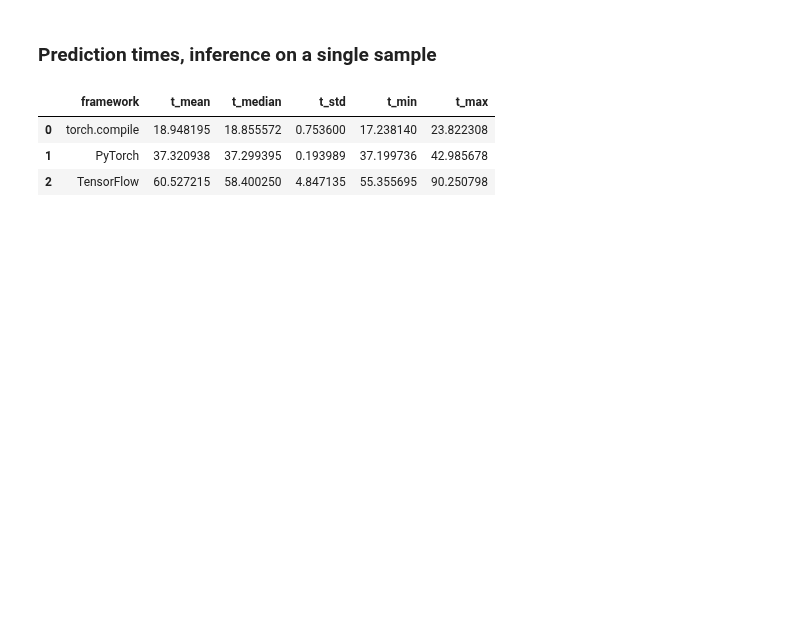
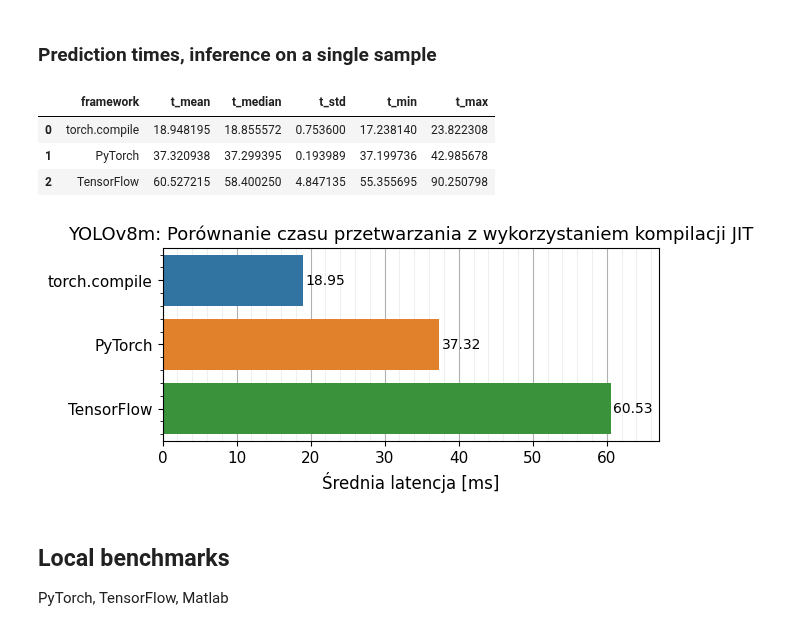
Before and after one commit to mihawb/dnn-lang-comparison, a Jupyter notebook: analysis/yolo-comp.ipynb, the cells around one changed output. Drawn from its saved outputs; the diff is of its cells as text; code cells hidden in the pictures; blank space fills up the shorter version.

```diff
--- a/analysis/yolo-comp.ipynb
+++ b/analysis/yolo-comp.ipynb
@@ -92,3 +104,29 @@ infer_all_t
 | 0 | torch.compile | 18.948195 | 18.855572 | 0.753600 | 17.238140 | 23.822308 |
 | 1 | PyTorch | 37.320938 | 37.299395 | 0.193989 | 37.199736 | 42.985678 |
 | 2 | TensorFlow | 60.527215 | 58.400250 | 4.847135 | 55.355695 | 90.250798 |
+# %%
+infer_all_t["hue"] = ["tc", "te", "tf"]
+
+ax = sns.barplot(data=infer_all_t, y="framework", x="t_mean", zorder=2, orient="h", hue="hue")
+ax.get_figure().set_size_inches(6.4, 2.5)
+ax.set_ylabel("")
+ax.set_xlabel("Średnia latencja [ms]")
+ax.set_title("YOLOv8m: Porównanie czasu przetwarzania z wykorzystaniem kompilacji JIT")
+ax.get_legend().remove()
+
+ax.grid(axis="x", which="major", zorder=1)
+ax.minorticks_on()
+ax.tick_params(axis='x', which='minor', bottom=False)
+ax.grid(visible=True, axis="x", which="minor", alpha=0.2, zorder=1)
+
+ax.set_xlim(right=67)
+
+for container in ax.containers:
+	ax.bar_label(container, fmt="{:.2f}", padding=2)  #  fontsize=8,
+
+ax.get_figure().savefig("../paper/plots/5.4-2.png", bbox_inches = "tight")
+# %% [output]
+[figure, added]
+# %% [markdown]
+## Local benchmarks
+PyTorch, TensorFlow, Matlab
```
Also changed, not shown: parts of 10 cells of this notebook, 4 other files.
